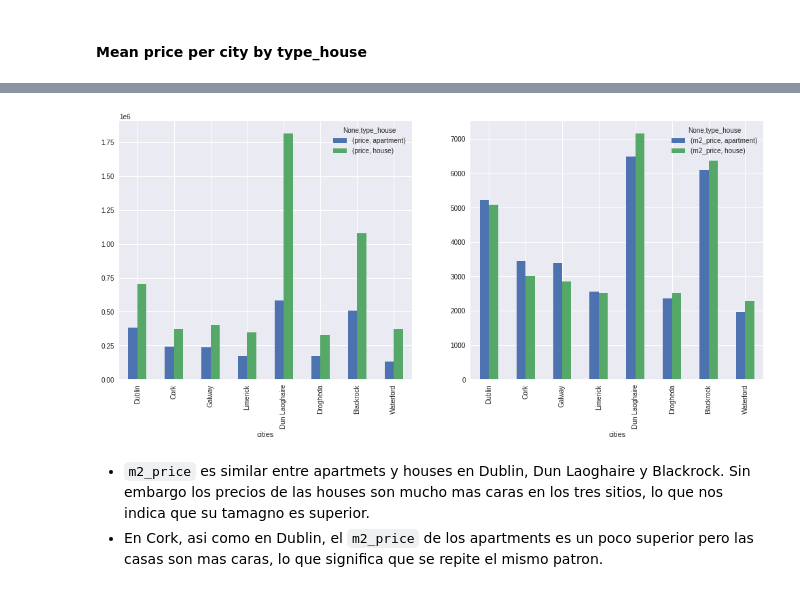
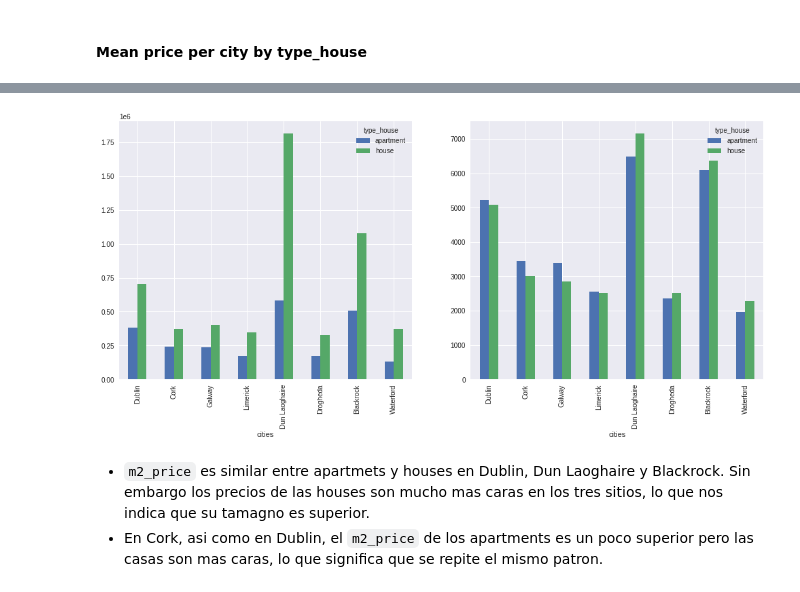
Before and after one commit to javiicc/Identifying_Potential_Investment_Opportunities_In_The_Irish_Real_Estate_Market_Using_MachineLearning, a Jupyter notebook: Data_Analysis.ipynb, the cells around one changed output, grey strips where cells are left out. Drawn from its saved outputs; the diff is of its cells as text; code cells hidden in the pictures.

```diff
--- a/Data_Analysis.ipynb
+++ b/Data_Analysis.ipynb
@@ -132,10 +136,9 @@ sale.loc[ix_to_change_cork, 'cities'] = 'Cork'
 # %% [markdown]
 To figure out the number of ads per city we are going to use the relative frequencies as we only have a sample of the population - the full market.
 # %%
-freq = pd.DataFrame(data=sale.cities.value_counts())
-freq.rename(columns={'cities':'freq_abs'}, inplace=True)
-freq['freq_rel'] = freq.freq_abs / sale.shape[0]
-freq.head()#.values
+# Frequency table
+freq = frequencies(df=sale, variable='cities')
+freq.head()
 # %% [output]
 |  | freq_abs | freq_rel |
 | Dublin | 1829 | 0.24 |
@@ -247,11 +235,14 @@ Teniendo en cuanta ambos graficos podemos observar que que los lugares con mayor
 # %%
+# Mean price by `cities` and `type_house`
+# and filter by cities with more than 100 ads
 mean_price_per_city_by_type_house = pd.pivot_table(data=sale,
                                                    index=['cities', 'type_house'],
-                                                   values='price',
-                                                   aggfunc='mean'
-                                                  ).sort_values(by='price',
-                                                                ascending=False)
-# Mean price per city and type_house
-# Cities with more than 100 ads
-mean_price_per_city_by_type_house.loc[freq[freq.freq_abs > 100].index].unstack()
+                                                   values=['price', 'm2_price'],
+                                                   aggfunc='mean')\
+                                      .sort_values(by='price',
+                                                   ascending=False)\
+                                      .loc[freq[freq.freq_abs > 100].index]\
+                                      .unstack()
+
+mean_price_per_city_by_type_house
 # %% [output]
@@ -293,17 +260,15 @@ mean_price_m2_per_city_by_type_house.loc[freq[freq.freq_abs > 100].index].unstac
 # %%
 fig, axs = plt.subplots(1, 2, figsize=(17, 7))
 
-mean_price_per_city_by_type_house.loc[freq[freq.freq_abs > 100].index]\
-                                 .unstack().plot(kind='bar',
+mean_price_per_city_by_type_house.price.plot(kind='bar',
                                                  stacked=False,
                                                  ax=axs[0])
 
-mean_price_m2_per_city_by_type_house.loc[freq[freq.freq_abs > 100].index]\
-                                    .unstack().plot(kind='bar',
-                                                    stacked=False,
-                                                    ax=axs[1]);
+mean_price_per_city_by_type_house.m2_price.plot(kind='bar',
+                                                stacked=False,
+                                                ax=axs[1]);
 # %% [output]
-[figure, old version]
+[figure, new version]
 # %% [markdown]
 - `m2_price` es similar entre apartmets y houses en Dublin, Dun Laoghaire y Blackrock. Sin embargo los precios de las houses son mucho mas caras en los tres sitios, lo que nos indica que su tamagno es superior.
 - En Cork, asi como en Dublin, el `m2_price` de los apartments es un poco superior pero las casas son mas caras, lo que significa que se repite el mismo patron.
```
Also changed, not shown: parts of 35 cells of this notebook, 4 other files.
